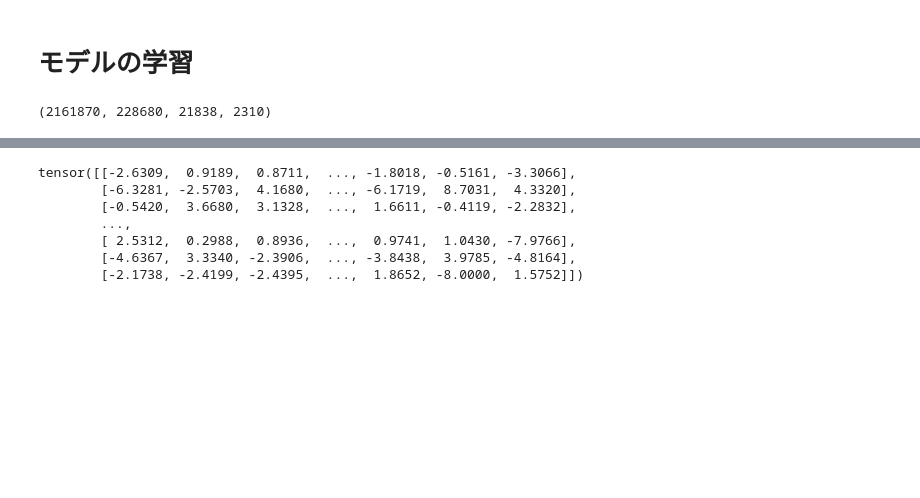
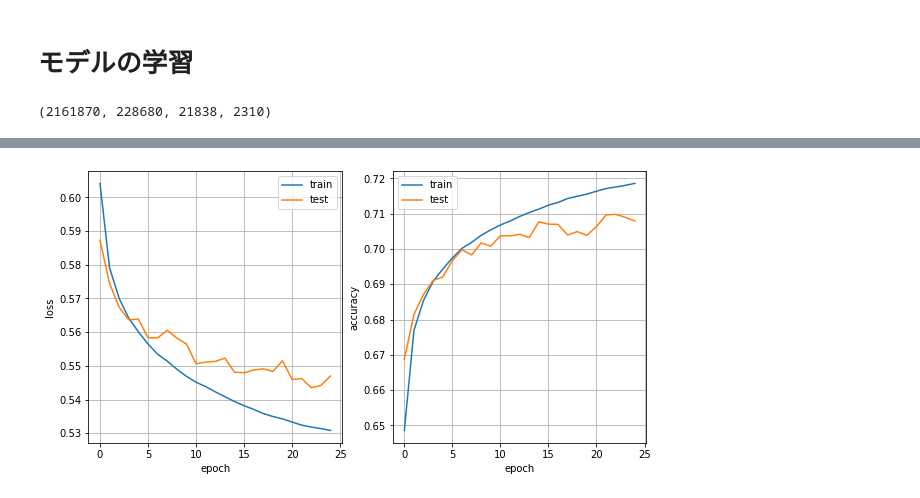
Before and after one commit to yryo1005/Master_Thesis_programs, a Jupyter notebook: Boke_Judge/001.ipynb, the cells around one changed output, grey strips where cells are left out. Saved outputs shown, nothing was run; the diff lists cells and outputs as text; code cells hidden in the pictures; blank space fills up the shorter version.

```diff
--- a/Boke_Judge/001.ipynb
+++ b/Boke_Judge/001.ipynb
@@ -343,6 +215,7 @@ class CustomModel(nn.Module):
         # 全結合層
         self.fc1 = nn.Linear(cif_dim + csf_dim + lsf_dim, 1024)
         self.fc2 = nn.Linear(1024, 1024)
+        self.fc3 = nn.Linear(1024, 1024)
         self.output_layer = nn.Linear(1024, 1)
 
     def forward(self, cif, csf, lsf):
@@ -351,6 +224,7 @@ class CustomModel(nn.Module):
         # 全結合層 + LeakyReLU
         x = F.leaky_relu(self.fc1(x))
         x = F.leaky_relu(self.fc2(x))
+        x = F.leaky_relu(self.fc3(x))
         # 出力層 + シグモイド
         output = torch.sigmoid(self.output_layer(x))
         return output
@@ -458,16 +263,16 @@ test_loss_history = []
 test_accuracy_history = []
 
 model = CustomModel(CIF.shape[1], CSF.shape[1], LSF.shape[1])
-optimizer = optim.AdamW(model.parameters())
+optimizer = optim.AdamW(model.parameters(), lr = 0.0001)
 
 # 訓練・評価ループ
-for epoch in range(EPOCHS):
+for epoch in range(EPOCH):
     # 訓練
     train_loss_obj = 0.0
     train_accuracy_obj = 0.0
     model.train()  # 訓練モード
     train_dataloader = make_dataloader(train_boke_datas, train_caption_datas)
-    pb = tqdm(train_dataloader, desc = f"Epoch {epoch+1}/{EPOCHS}")
+    pb = tqdm(train_dataloader, desc = f"Epoch {epoch+1}/{EPOCH}")
 
     for CIF, CSF, LSF, TS in pb:
         CIF, CSF, LSF, TS = torch.tensor(CIF), torch.tensor(CSF), torch.tensor(LSF), torch.tensor(TS)
@@ -505,7 +310,7 @@ for epoch in range(EPOCHS):
     test_accuracy = test_accuracy_obj / len(test_dataloader)
 
     # 結果表示
-    print(f"Epoch: {epoch+1}/{EPOCHS}, "
+    print(f"Epoch: {epoch+1}/{EPOCH}, "
           f"Train Loss: {train_loss:.4f}, Train Accuracy: {train_accuracy:.4f}, "
           f"Test Loss: {test_loss:.4f}, Test Accuracy: {test_accuracy:.4f}")
 
@@ -528,10 +336,19 @@ num data: 4552420
-# %%
-torch.tensor(CIF, dtype = torch.float32)
-# %% [output]
-tensor([[-2.6309,  0.9189,  0.8711,  ..., -1.8018, -0.5161, -3.3066],
-        [-6.3281, -2.5703,  4.1680,  ..., -6.1719,  8.7031,  4.3320],
-        [-0.5420,  3.6680,  3.1328,  ...,  1.6611, -0.4119, -2.2832],
-        ...,
-        [ 2.5312,  0.2988,  0.8936,  ...,  0.9741,  1.0430, -7.9766],
-        [-4.6367,  3.3340, -2.3906,  ..., -3.8438,  3.9785, -4.8164],
-        [-2.1738, -2.4199, -2.4395,  ...,  1.8652, -8.0000,  1.5752]])
+# %%
+fig = plt.figure(figsize = (10, 5))
+ax = fig.add_subplot(1, 2, 1)
+ax.plot(train_loss_history, label = "train")
+ax.plot(test_loss_history, label = "test")
+ax.set_xlabel("epoch")
+ax.set_ylabel("loss")
+ax.legend()
+ax.grid()
+
+ax = fig.add_subplot(1, 2, 2)
+ax.plot(train_accuracy_history, label = "train")
+ax.plot(test_accuracy_history, label = "test")
+ax.set_xlabel("epoch")
+ax.set_ylabel("accuracy")
+ax.legend()
+ax.grid()
+# %% [output]
+[figure, added]
```
Also changed, not shown: parts of 7 cells of this notebook, 4 other files.
